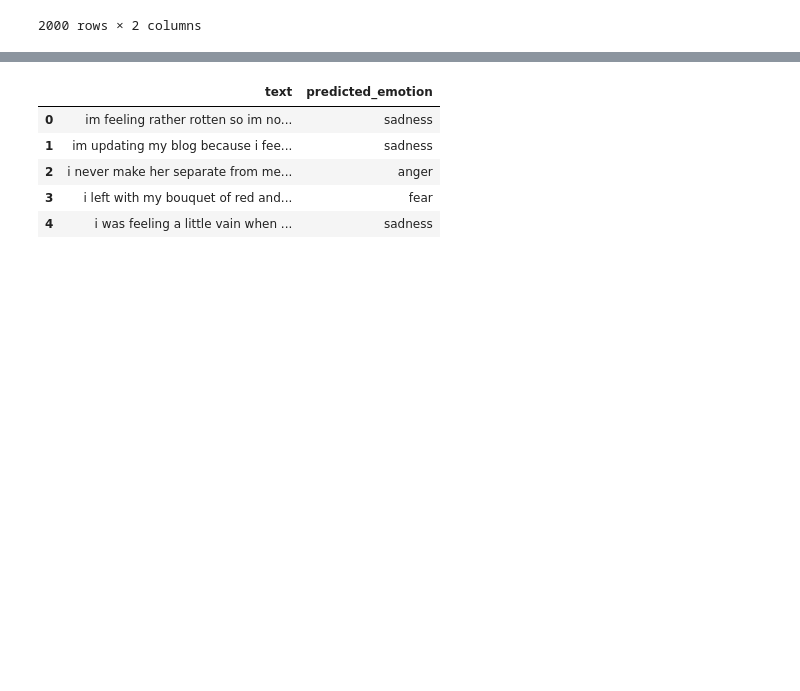
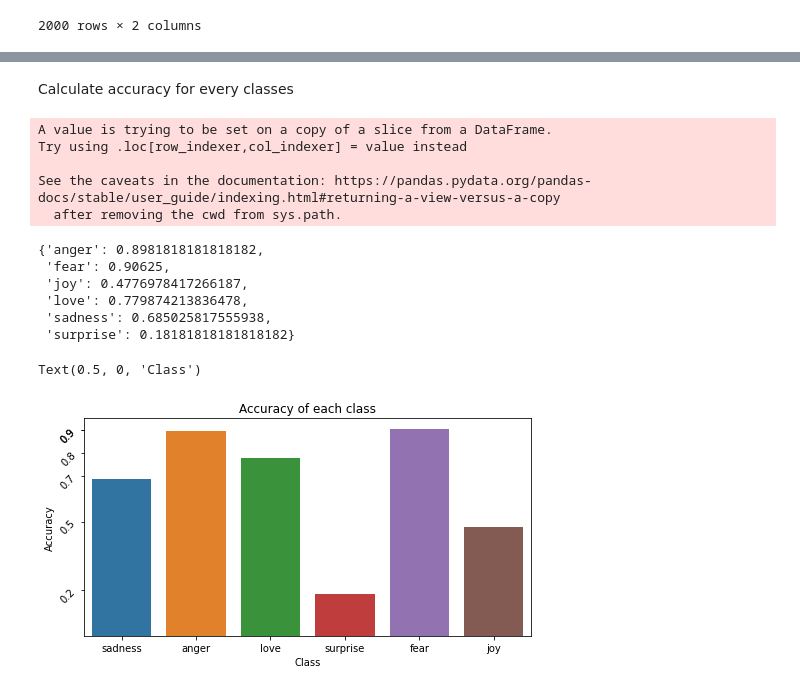
Before and after one commit to Mamin78/Emotion_Analysis_Using_Naive_Bayes, a Jupyter notebook: Emotion_Analysis.ipynb, the cells around one changed output, grey strips where cells are left out. Drawn from its saved outputs; the diff is of its cells as text; code cells hidden in the pictures; blank space fills up the shorter version.

Commit message:
Barplot and original emotion output

```diff
--- a/Emotion_Analysis.ipynb
+++ b/Emotion_Analysis.ipynb
@@ -146,6 +153,3 @@ test
 | 1998 | im feeling more comfortable with ... | joy |
 | 1999 | i feel all weird when i have to m... | fear |
 2000 rows × 2 columns
-# %%
-for item in test.values:
-  classified.append(classifier(item[0]))
@@ -154,7 +160,7 @@ classified = []
 all_corrects = 0
 for item in test.values:
   p_c = classifier(item[0])
-  classified.append([item[0], p_c])
+  classified.append([item[0], p_c, item[1]])
   if p_c == item[1]:
     all_corrects +=1
 
@@ -166,3 +174,4 @@ print(accuracy)
 # %%
 output = pd.DataFrame(classified)
-output.columns = ["text", "predicted_emotion"]
+output.columns = ["text", "predicted_emotion", "emotion"]
+output.head()
@@ -169,11 +185,40 @@ output.columns = ["text", "predicted_emotion"]
-# %%
-output.head()
-# %% [output]
-|  | text | predicted_emotion |
-| 0 | im feeling rather rotten so im no... | sadness |
-| 1 | im updating my blog because i fee... | sadness |
-| 2 | i never make her separate from me... | anger |
-| 3 | i left with my bouquet of red and... | fear |
-| 4 | i was feeling a little vain when ... | sadness |
 # %%
 output.to_csv('output.csv', index=False)
+# %% [markdown]
+Calculate accuracy for every classes
+# %%
+class_ac = {}
+for c in classes:
+  c_c = output[output['emotion'] == c]
+  c_c['ok'] = c_c['predicted_emotion'] == c_c['emotion']
+  class_ac[c] = c_c['ok'].sum() / len(c_c.values)
+# %% [output]
+A value is trying to be set on a copy of a slice from a DataFrame.
+Try using .loc[row_indexer,col_indexer] = value instead
+
+See the caveats in the documentation: https://pandas.pydata.org/pandas-docs/stable/user_guide/indexing.html#returning-a-view-versus-a-copy
+  after removing the cwd from sys.path.
+# %%
+class_ac
+# %% [output]
+{'anger': 0.8981818181818182,
+ 'fear': 0.90625,
+ 'joy': 0.4776978417266187,
+ 'love': 0.779874213836478,
+ 'sadness': 0.685025817555938,
+ 'surprise': 0.18181818181818182}
+# %%
+plt.figure(figsize=(8,4))
+
+plt.title("Accuracy of each class")
+
+g = sns.barplot(x=[v for v in class_ac.keys()], y=[v for v in class_ac.values()])
+ticks = [float(format(v, ".1f")) for v in class_ac.values()]
+g.set_yticks(ticks)
+plt.yticks(rotation=45)
+
+plt.ylabel("Accuracy")
+plt.xlabel("Class")
+# %% [output]
+Text(0.5, 0, 'Class')
+[figure, added]
```
Also changed, not shown: parts of 16 cells of this notebook, 1 other file.
